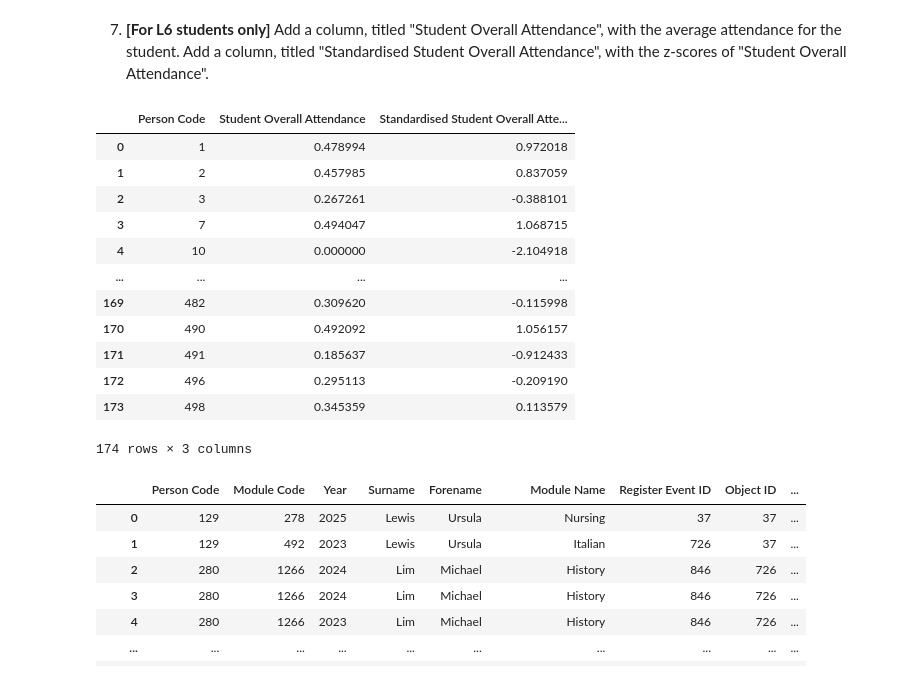
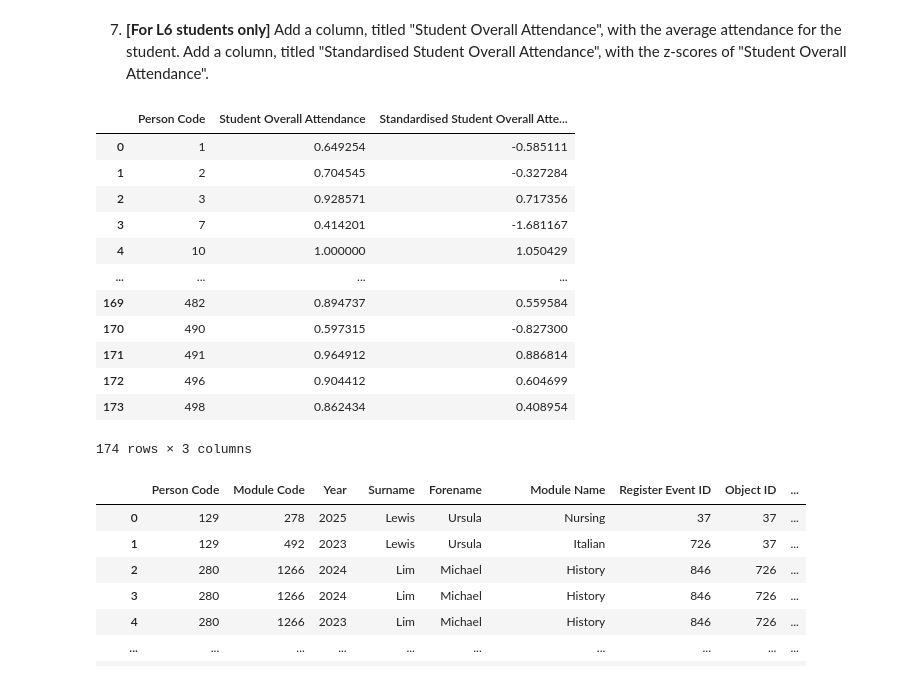
Before and after one commit to Belmiro42/Summative1LIS, a Jupyter notebook: Summative.ipynb, the cells around one changed output. Saved outputs shown, nothing was run; the diff lists cells and outputs as text; code cells hidden in the pictures.

```diff
--- a/Summative.ipynb
+++ b/Summative.ipynb
@@ -241,23 +241,24 @@ plt.show()
 # %% [markdown]
 7. **[For L6 students only]** Add a column, titled "Student Overall Attendance", with the average attendance for the student. Add a column, titled "Standardised Student Overall Attendance", with the z-scores of "Student Overall Attendance".
 # %%
-student_attendance_avg = (attendance_anonymised.groupby("Person Code")["Not Attended"].std().reset_index())
+student_attendance_avg = (attendance_anonymised.groupby("Person Code")["Not Attended"].mean().reset_index())
+
 student_attendance_avg.rename(columns={"Not Attended": "Student Overall Attendance"},            inplace=True)
 student_attendance_avg["Standardised Student Overall Attendance"] = (student_attendance_avg["Student Overall Attendance"] - student_attendance_avg["Student Overall Attendance"].mean())/ student_attendance_avg["Student Overall Attendance"].std()
 student_attendance_avg
 # %% [output]
 |  | Person Code | Student Overall Attendance | Standardised Student Overall Atte... |
-| 0 | 1 | 0.478994 | 0.972018 |
-| 1 | 2 | 0.457985 | 0.837059 |
-| 2 | 3 | 0.267261 | -0.388101 |
-| 3 | 7 | 0.494047 | 1.068715 |
-| 4 | 10 | 0.000000 | -2.104918 |
+| 0 | 1 | 0.649254 | -0.585111 |
+| 1 | 2 | 0.704545 | -0.327284 |
+| 2 | 3 | 0.928571 | 0.717356 |
+| 3 | 7 | 0.414201 | -1.681167 |
+| 4 | 10 | 1.000000 | 1.050429 |
 | ... | ... | ... | ... |
-| 169 | 482 | 0.309620 | -0.115998 |
-| 170 | 490 | 0.492092 | 1.056157 |
-| 171 | 491 | 0.185637 | -0.912433 |
-| 172 | 496 | 0.295113 | -0.209190 |
-| 173 | 498 | 0.345359 | 0.113579 |
+| 169 | 482 | 0.894737 | 0.559584 |
+| 170 | 490 | 0.597315 | -0.827300 |
+| 171 | 491 | 0.964912 | 0.886814 |
+| 172 | 496 | 0.904412 | 0.604699 |
+| 173 | 498 | 0.862434 | 0.408954 |
 174 rows × 3 columns
 # %%
 attendance_anonymised = attendance_anonymised.merge(student_attendance_avg, on="Person Code", how="left")
```
Also changed, not shown: parts of 3 cells of this notebook.
